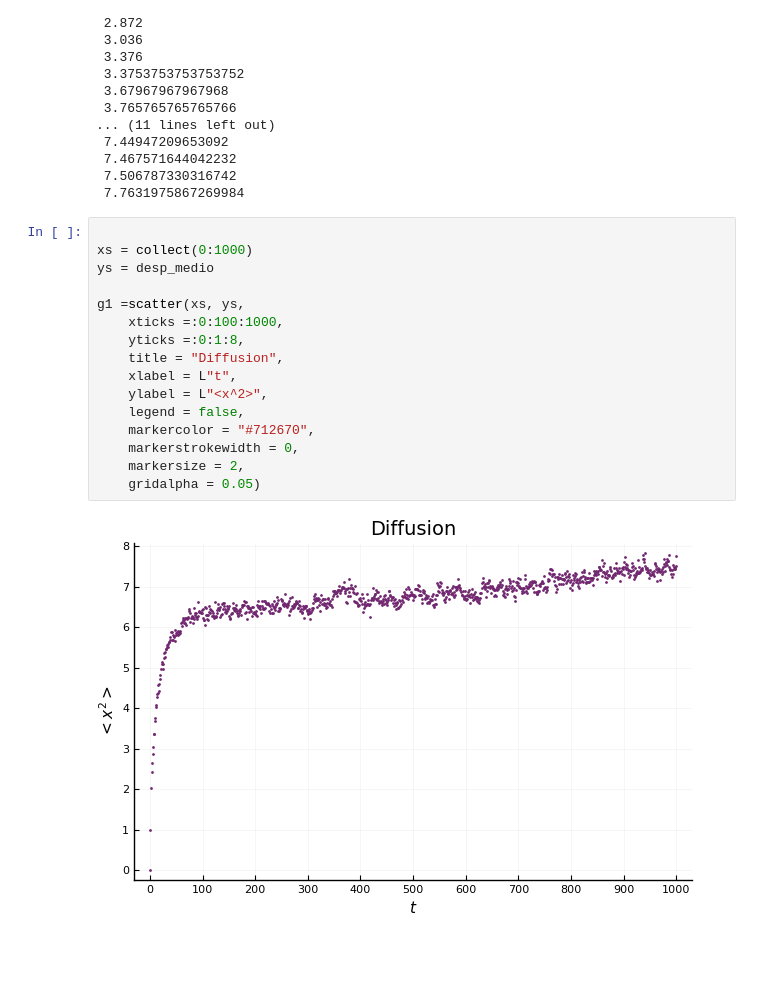
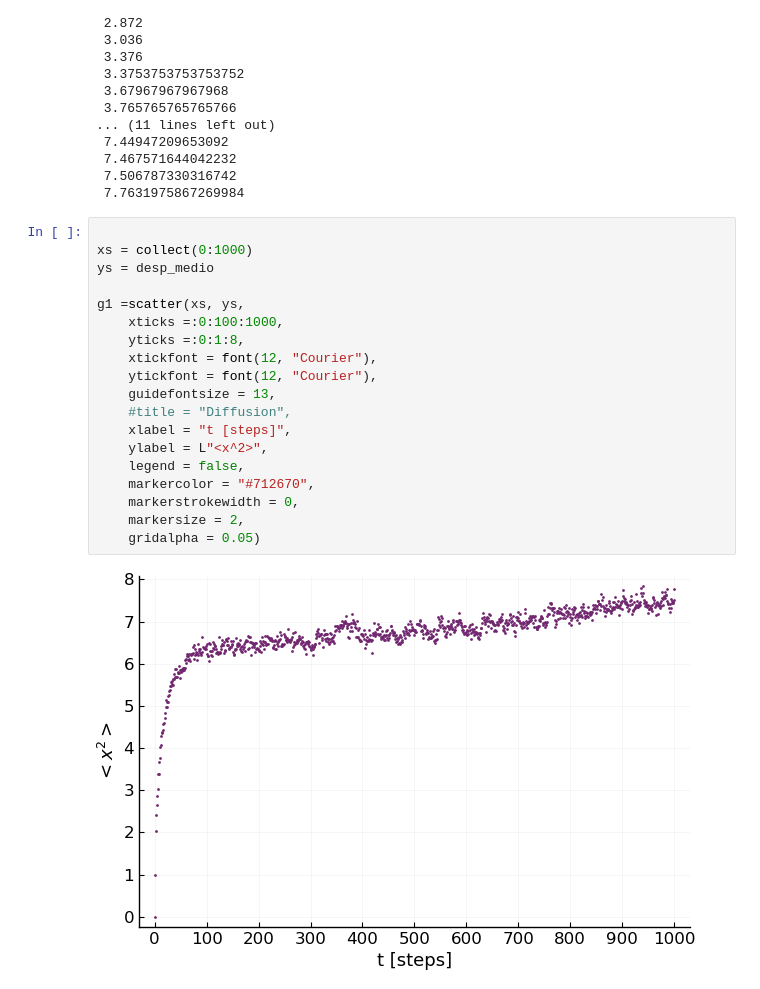
Before and after one commit to Yuriyama/Coronavirus, a Jupyter notebook: MSD_and_Diffusion_coefficient.ipynb, the cells around one changed output. Saved outputs shown, nothing was run; the diff lists cells and outputs as text; blank space fills up the shorter version.

```diff
--- a/MSD_and_Diffusion_coefficient.ipynb
+++ b/MSD_and_Diffusion_coefficient.ipynb
@@ -220,18 +231,21 @@ desp_medio = ans
 # %%
 
 xs = collect(0:1000)
 ys = desp_medio
 
 g1 =scatter(xs, ys,
     xticks =:0:100:1000,
     yticks =:0:1:8,
-    title = "Diffusion",
-    xlabel = L"t",
+    xtickfont = font(12, "Courier"),
+    ytickfont = font(12, "Courier"),
+    guidefontsize = 13,
+    #title = "Diffusion",
+    xlabel = "t [steps]",
     ylabel = L"<x^2>",
     legend = false,
     markercolor = "#712670",
     markerstrokewidth = 0,
     markersize = 2,
     gridalpha = 0.05)
 # %% [output]
-[figure, old version]
+[figure, new version]
```
Also changed, not shown: parts of 25 cells of this notebook, 1 other file.
